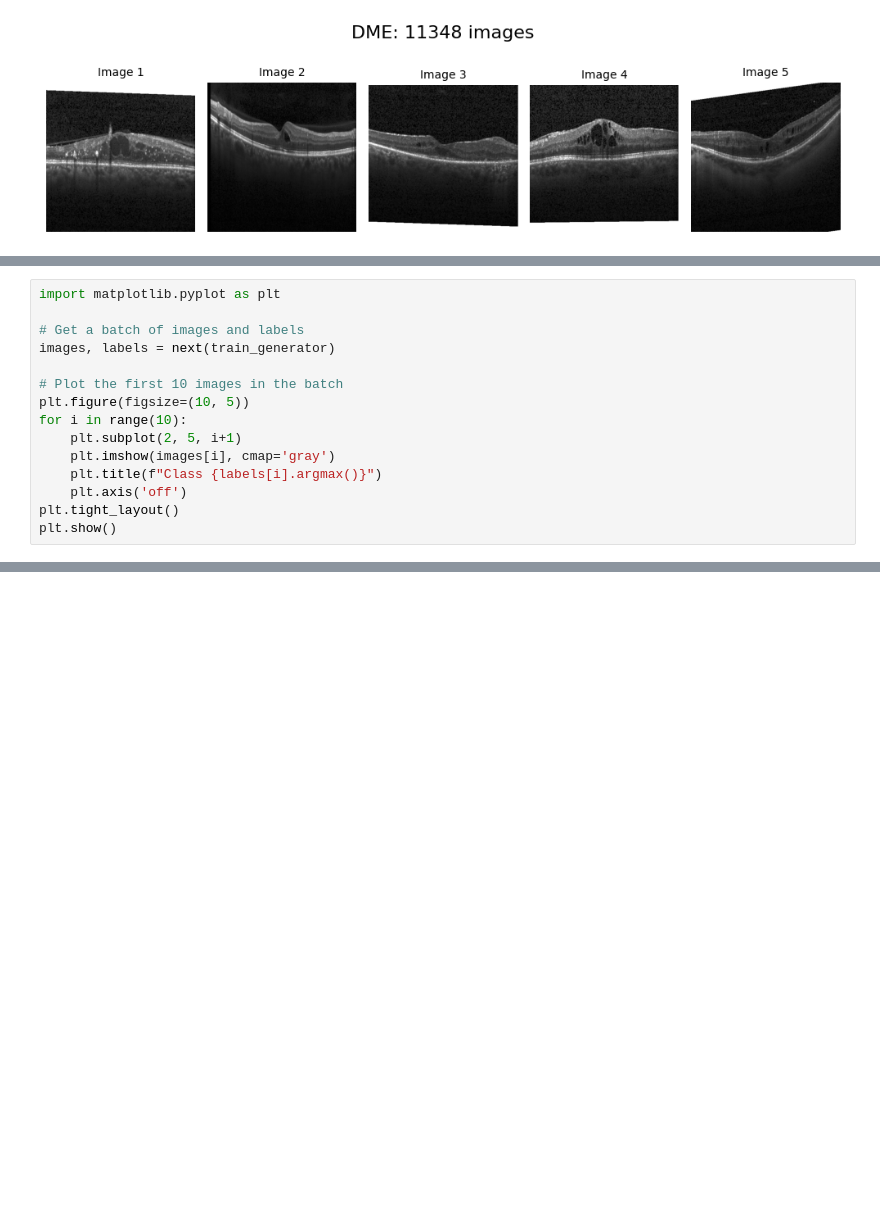
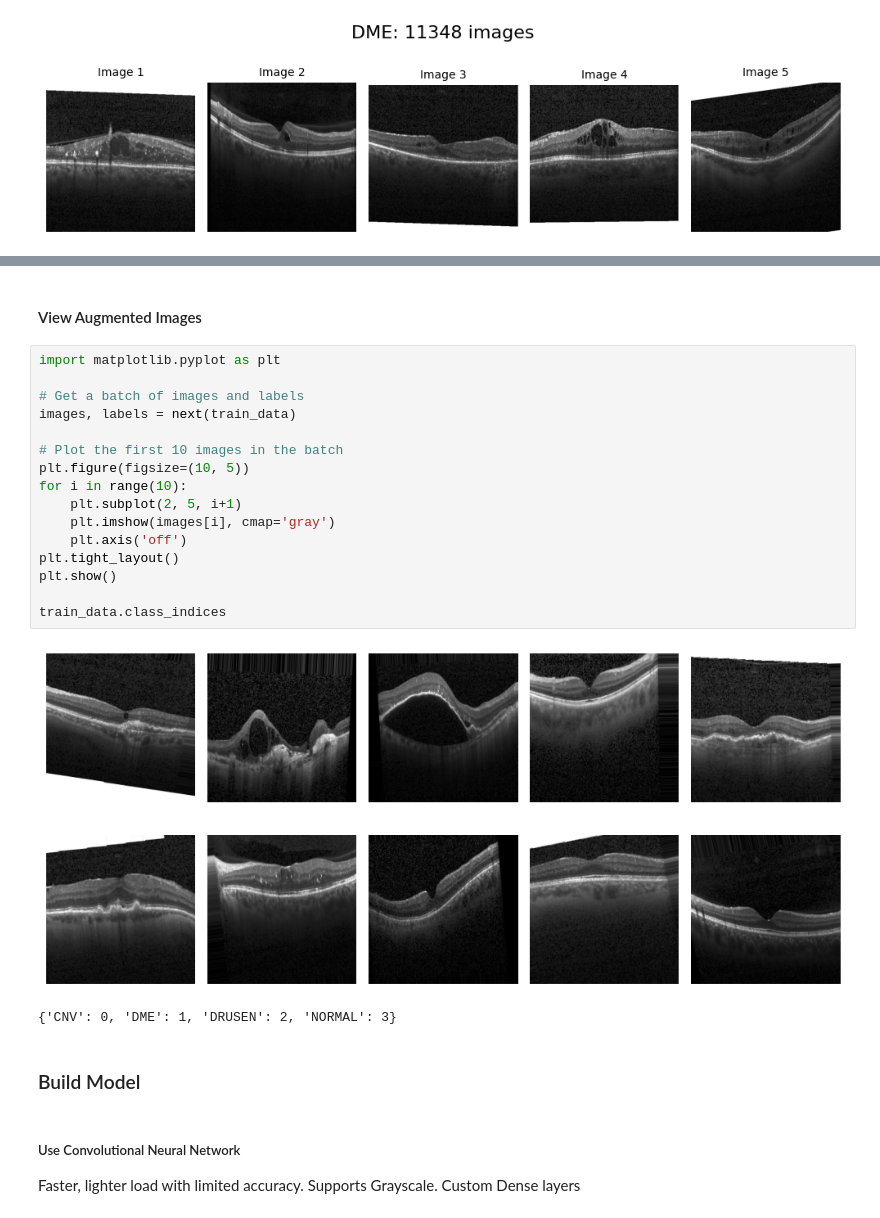
Before and after one commit to Ekin-Deren-Yelken/OCT-Retina-Classifier, a Jupyter notebook: oct-keras.ipynb, the cells around one changed output, grey strips where cells are left out. Drawn from its saved outputs; the diff is of its cells as text; blank space fills up the shorter version.

```diff
--- a/oct-keras.ipynb
+++ b/oct-keras.ipynb
@@ -90,15 +63,0 @@ Found 83484 images belonging to 4 classes.
-# %%
-import matplotlib.pyplot as plt
-
-# Get a batch of images and labels
-images, labels = next(train_generator)
-
-# Plot the first 10 images in the batch
-plt.figure(figsize=(10, 5))
-for i in range(10):
-    plt.subplot(2, 5, i+1)
-    plt.imshow(images[i], cmap='gray')
-    plt.title(f"Class {labels[i].argmax()}")
-    plt.axis('off')
-plt.tight_layout()
-plt.show()
@@ -336,0 +124,26 @@ disp.plot(cmap='Blues', xticks_rotation=45)
+# %% [markdown]
+#### View Augmented Images
+# %%
+import matplotlib.pyplot as plt
+
+# Get a batch of images and labels
+images, labels = next(train_data)
+
+# Plot the first 10 images in the batch
+plt.figure(figsize=(10, 5))
+for i in range(10):
+    plt.subplot(2, 5, i+1)
+    plt.imshow(images[i], cmap='gray')
+    plt.axis('off')
+plt.tight_layout()
+plt.show()
+
+train_data.class_indices
+# %% [output]
+[figure, added]
+{'CNV': 0, 'DME': 1, 'DRUSEN': 2, 'NORMAL': 3}
+# %% [markdown]
+### Build Model
+# %% [markdown]
+##### Use Convolutional Neural Network
+Faster, lighter load with limited accuracy. Supports Grayscale. Custom Dense layers
```
Also changed, not shown: parts of 53 cells of this notebook.
